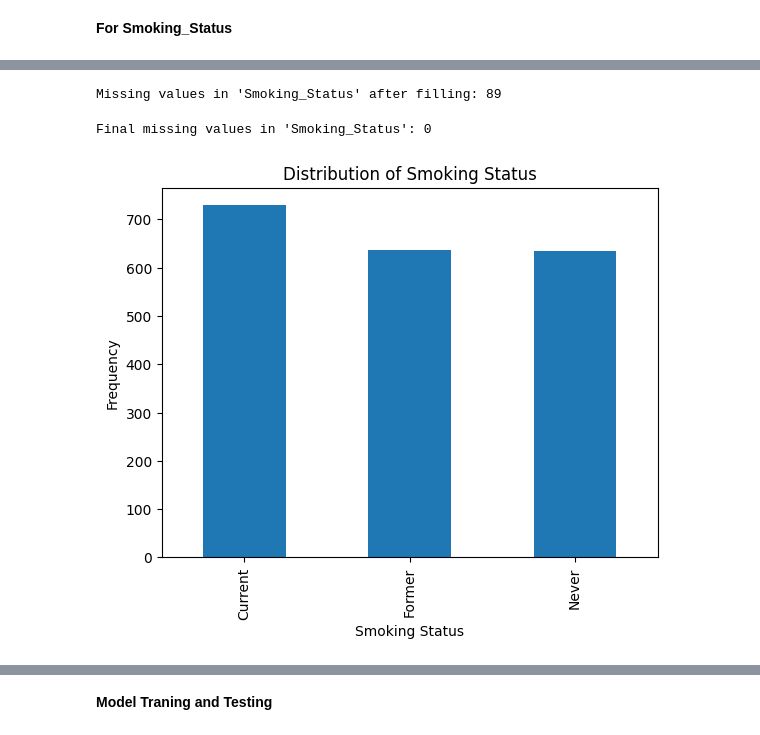
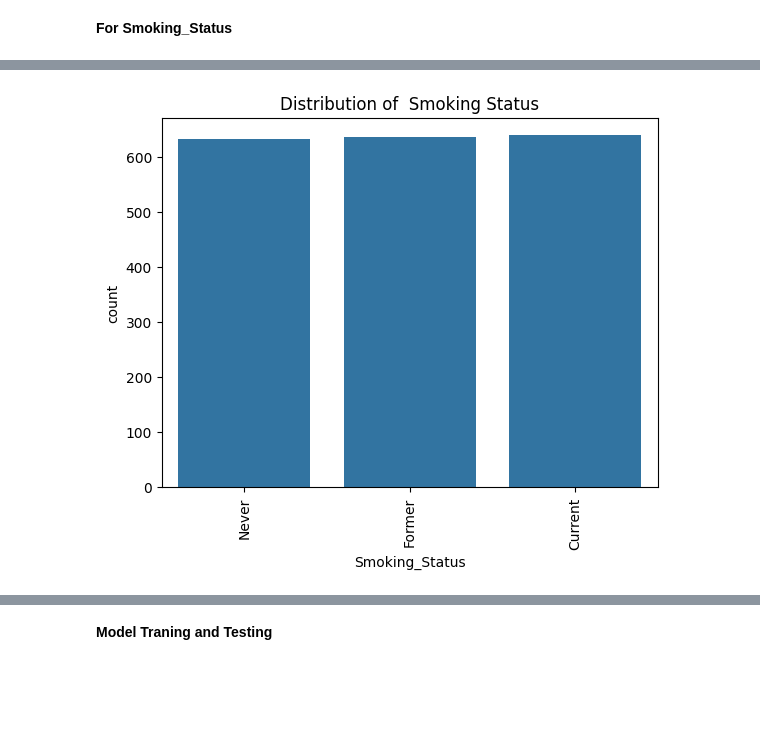
Before and after one commit to ROHAN-1610/heart_disease_prediction, a Jupyter notebook: DATA analysis.ipynb, the cells around one changed output, grey strips where cells are left out. Cells and saved outputs as stored; diff of their text form; code cells hidden in the pictures; blank space fills up the shorter version.

```diff
--- a/DATA analysis.ipynb
+++ b/DATA analysis.ipynb
@@ -1058,3 +869,8 @@ plt.show()
+# %%
+mode_value = df['Family_History_Heart_Disease'].mode()[0]
+df['Family_History_Heart_Disease'] = df['Family_History_Heart_Disease'].fillna(mode_value)
+# %%
+df = pd.get_dummies(df, columns=['Family_History_Heart_Disease'])
 # %%
 df.info()
 # %% [output]
@@ -1106,25 +896,8 @@ Name: count, dtype: int64
-# %%
-# Conditionally filling missing values in 'Smoking_Status' where 'Disease_Predictions' is 'Lung Disease'
-df.loc[(df["Disease_Predictions"] == "Lung Disease") & (df["Smoking_Status"].isna()), "Smoking_Status"] = "Current Smoker"
-# %%
-# Check for missing values again after filling
-print(f"\nMissing values in 'Smoking_Status' after filling: {df['Smoking_Status'].isnull().sum()}")
-# %% [output]
-Missing values in 'Smoking_Status' after filling: 89
-# %%
-# Fill any remaining missing values with the mode (most frequent value)
-df["Smoking_Status"] = df["Smoking_Status"].fillna(df["Smoking_Status"].mode()[0])
-# %%
-# Final check for missing values
-print(f"\nFinal missing values in 'Smoking_Status': {df['Smoking_Status'].isnull().sum()}")
-# %% [output]
-Final missing values in 'Smoking_Status': 0
 # %%
-# Plot the distribution of 'Smoking_Status'
-df["Smoking_Status"].value_counts().plot(kind='bar')
-plt.title("Distribution of Smoking Status")
-plt.xlabel("Smoking Status")
-plt.ylabel("Frequency")
+# distribution of "Smoking_Status" column
+sns.countplot(data=df, x='Smoking_Status')
+plt.xticks(rotation=90)
+plt.title('Distribution of  Smoking Status')
 plt.show()
 # %% [output]
-[figure, old version]
+[figure, new version]
```
Also changed, not shown: parts of 155 cells of this notebook, 19 other files.
